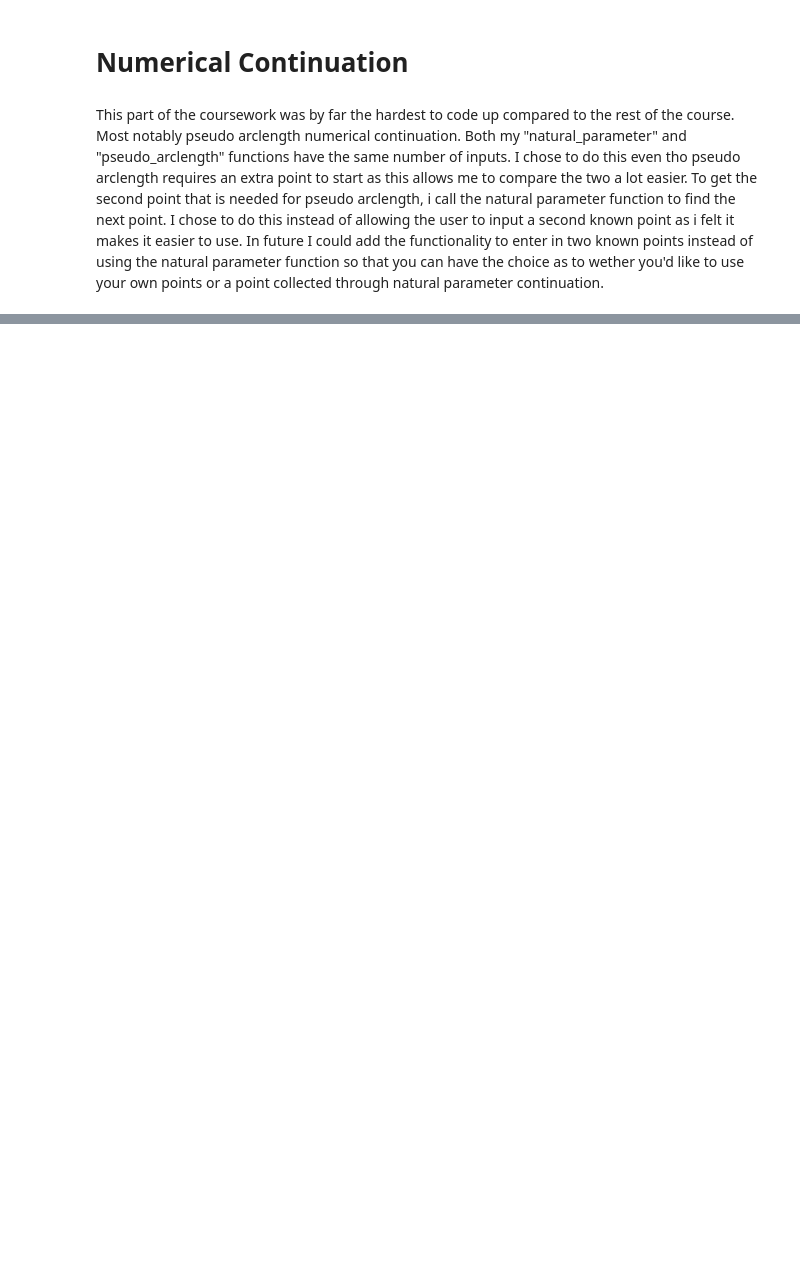
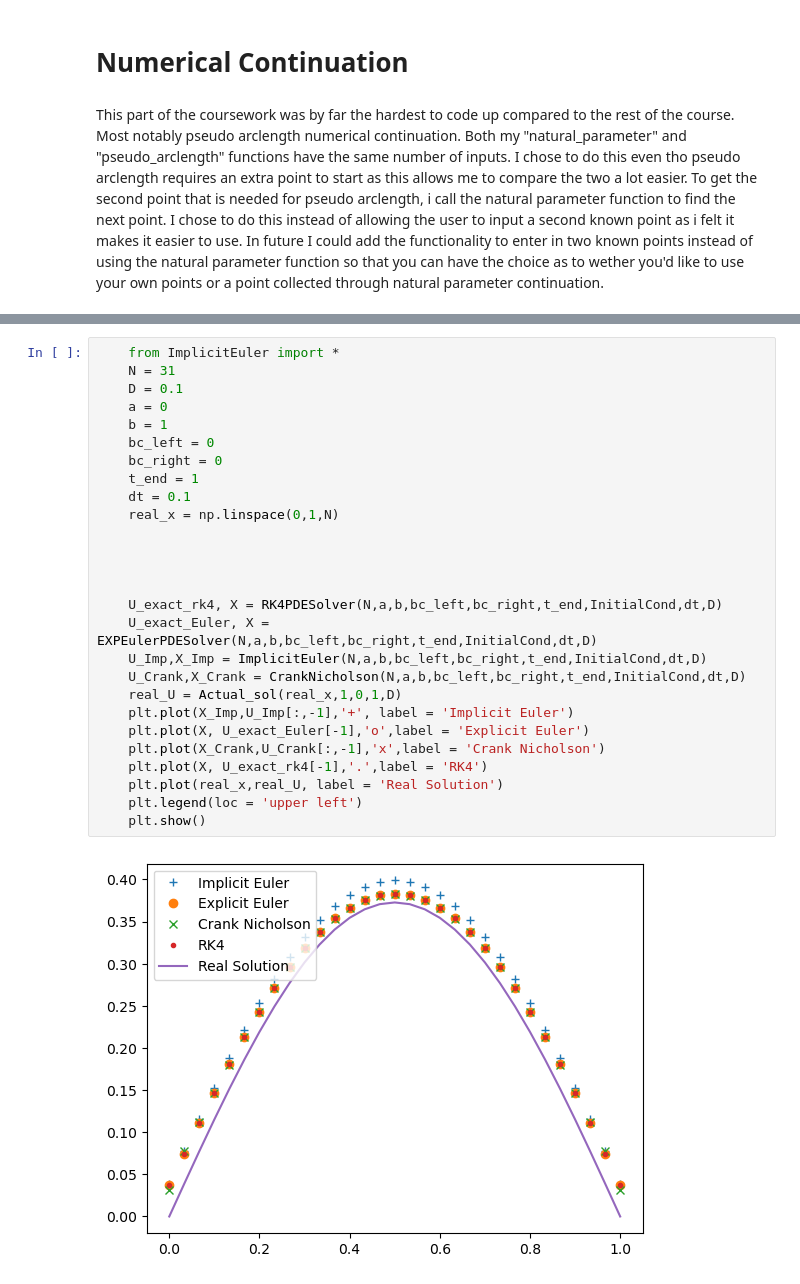
Before and after one commit to Jack904/SciCompCoursework, a Jupyter notebook: Scientific Computing Coursework Jack Gurney.ipynb, the cells around one changed output, grey strips where cells are left out. Drawn from its saved outputs; the diff is of its cells as text; blank space fills up the shorter version.

```diff
--- a/Scientific Computing Coursework Jack Gurney.ipynb
+++ b/Scientific Computing Coursework Jack Gurney.ipynb
@@ -70,0 +117,29 @@ IndexError: invalid index to scalar variable.
+# %%
+    from ImplicitEuler import *
+    N = 31
+    D = 0.1
+    a = 0
+    b = 1
+    bc_left = 0
+    bc_right = 0
+    t_end = 1
+    dt = 0.1
+    real_x = np.linspace(0,1,N)
+
+
+
+
+    U_exact_rk4, X = RK4PDESolver(N,a,b,bc_left,bc_right,t_end,InitialCond,dt,D)
+    U_exact_Euler, X = EXPEulerPDESolver(N,a,b,bc_left,bc_right,t_end,InitialCond,dt,D)
+    U_Imp,X_Imp = ImplicitEuler(N,a,b,bc_left,bc_right,t_end,InitialCond,dt,D)
+    U_Crank,X_Crank = CrankNicholson(N,a,b,bc_left,bc_right,t_end,InitialCond,dt,D)
+    real_U = Actual_sol(real_x,1,0,1,D)
+    plt.plot(X_Imp,U_Imp[:,-1],'+', label = 'Implicit Euler')
+    plt.plot(X, U_exact_Euler[-1],'o',label = 'Explicit Euler')
+    plt.plot(X_Crank,U_Crank[:,-1],'x',label = 'Crank Nicholson')
+    plt.plot(X, U_exact_rk4[-1],'.',label = 'RK4')
+    plt.plot(real_x,real_U, label = 'Real Solution')
+    plt.legend(loc = 'upper left')
+    plt.show()
+# %% [output]
+[figure, added]
```
Also changed, not shown: parts of 14 cells of this notebook, 8 other files.
